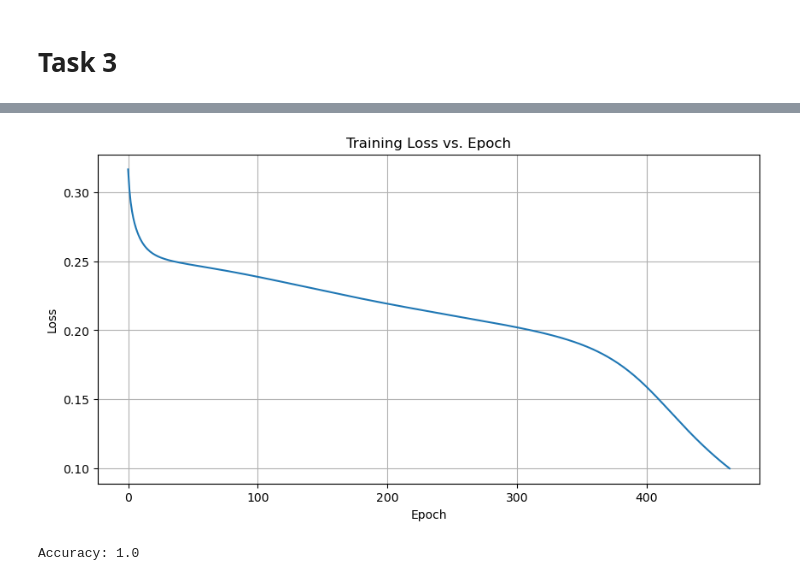
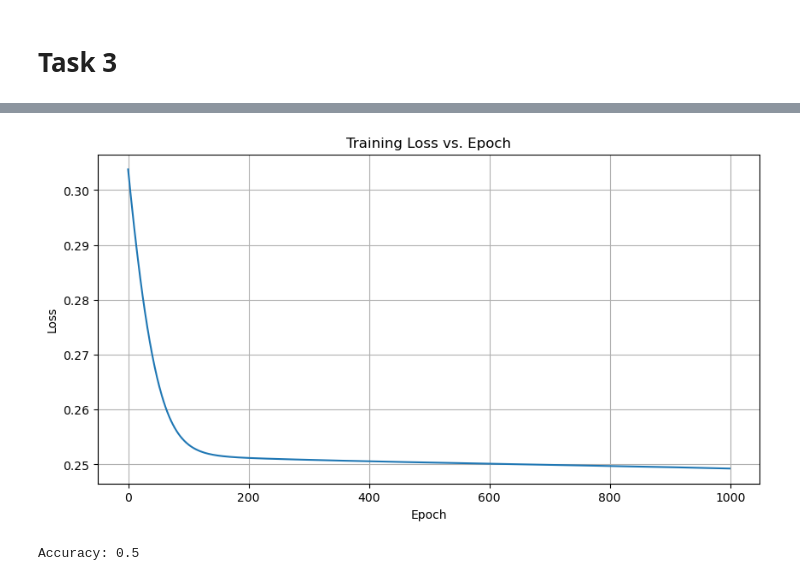
Before and after one commit to filipe-21903016/idl-assignment-0, a Jupyter notebook: assignment_0.ipynb, the cells around one changed output, grey strips where cells are left out. Cells and saved outputs as stored; diff of their text form; code cells hidden in the pictures.

```diff
--- a/assignment_0.ipynb
+++ b/assignment_0.ipynb
@@ -442,18 +442,24 @@ X_train = np.array([
 def mse(Y_pred, Y_true):
     return np.mean(np.square(Y_pred - Y_true))
 
+def sigmoid(z):
+    return 1 / (1 + np.exp(-z))
+
+def sigmoid_derivative(a):
+    return a * (1 - a)
+
 # Hyperbolic Tangent
-def tanh_activation(z):
-    return np.tanh(z)
+# def tanh_activation(z):
+#     return np.tanh(z)
 
-def tanh_derivative(a):
-    return 1.0 - a**2
+# def tanh_derivative(a):
+#     return 1.0 - a**2
 
 def predict(w1, w2, b1, b2):
         z1 = np.dot(X_train, w1) + b1
-        a1 = tanh_activation(z1)
+        a1 = sigmoid(z1)
         z2 = np.dot(a1, w2) + b2
-        a2 = tanh_activation(z2)
+        a2 = sigmoid(z2)
 
         return z1, a1, z2, a2
 
@@ -481,18 +487,18 @@ def grdmse(weights, epochs=1000, alpha=0.1, max_loss = 0.1):
 
         # Backpropagation
         dJ_da2 = a2 - Y_train
-        da2_dz2 = tanh_derivative(a2)
+        da2_dz2 = sigmoid_derivative(a2)
         dz2_dw2 = a1
         dJ_dw2 = np.dot(dz2_dw2.T, dJ_da2 * da2_dz2)
 
         dz2_da1 = w2
 
         dJ_da1 = np.dot(dJ_da2 * da2_dz2, dz2_da1.T)
-        dJ_dw1 = np.dot(X_train.T, dJ_da1 * tanh_derivative(a1))
+        dJ_dw1 = np.dot(X_train.T, dJ_da1 * sigmoid_derivative(a1))
 
         w1 -= alpha * dJ_dw1
         w2 -= alpha * dJ_dw2
-        b1 -= alpha * np.sum(dJ_da1 * tanh_derivative(a1), axis=0)
+        b1 -= alpha * np.sum(dJ_da1 * sigmoid_derivative(a1), axis=0)
         b2 -= alpha * np.sum(dJ_da2 * da2_dz2, axis=0)
 
         epoch += 1
@@ -534,2 +546,2 @@ Epoch: 400, Loss: 0.15976633374369822
-[figure, old version]
+[figure, new version]
-Accuracy: 1.0
+Accuracy: 0.5
```
Also changed, not shown: parts of 1 cell of this notebook, 1 other file.
